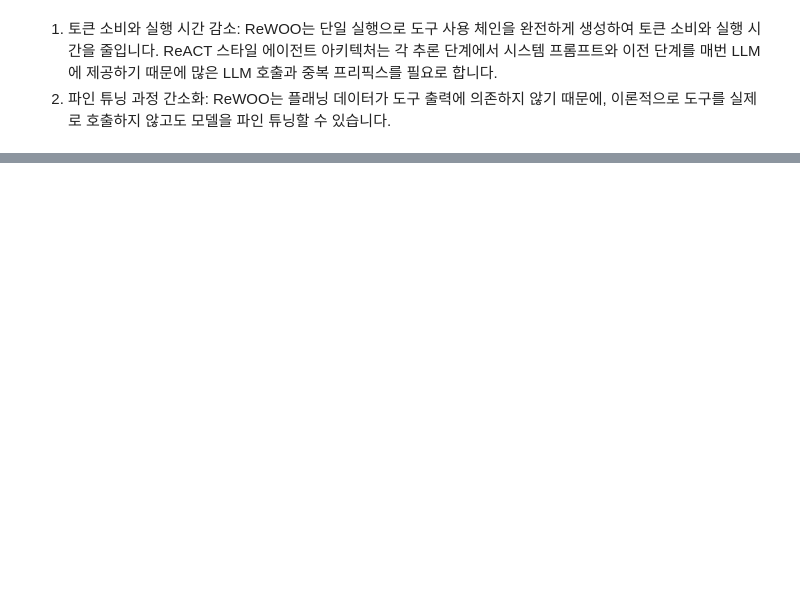
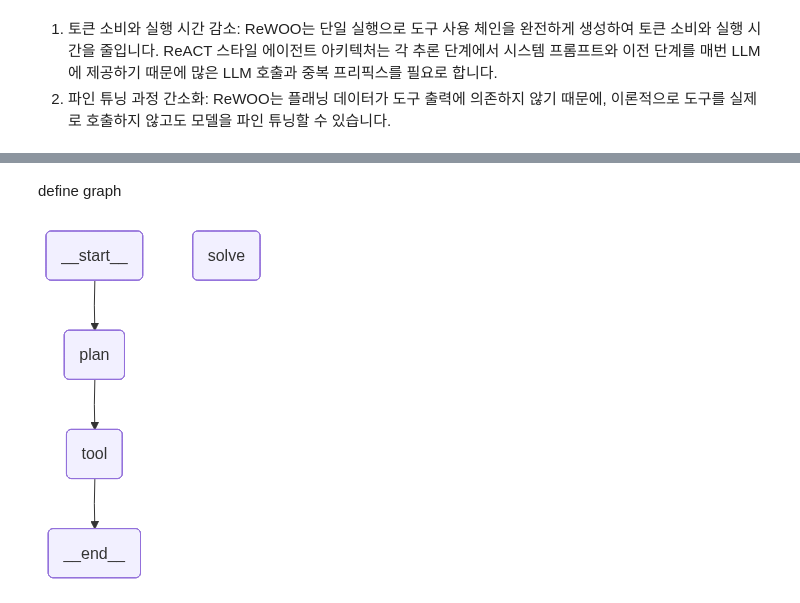
Before and after one commit to sharppink/langgraph, a Jupyter notebook: 12langgraph_rewoo.ipynb, the cells around one changed output, grey strips where cells are left out. Drawn from its saved outputs; the diff is of its cells as text; code cells hidden in the pictures; blank space fills up the shorter version.

```diff
--- a/12langgraph_rewoo.ipynb
+++ b/12langgraph_rewoo.ipynb
@@ -37,0 +115,24 @@ os.environ
+# %%
+def _get_current_task(state: ReWoo):
+    if 'results' not in state or state['results'] is None:
+        return 1
+    if len(state['results']) == len(state['steps']):
+        return None
+    else:
+        return len(state['results']) + 1
+
+def tool_excution(state: ReWoo):
+    """Worker node that excutes the tools of a given plan."""
+    _step = _get_current_task(state)
+    _, step_name, tool, tool_input = state['steps'][_step -1]
+    _results = (state['results'] or {}) if 'results' in state else {}
+    for k,v in _results.items():
+        tool_input = tool_input.replace(k, v)
+    if tool =='Google':
+        result = search.invoke(tool_input)
+    elif tool == 'LLM':
+        result = model.invoke(tool_input)
+    else:
+        raise ValueError
+    _results[step_name] = str(result)
+    return {'results': _results}
@@ -37,0 +166,9 @@ os.environ
+# %% [markdown]
+define graph
+# %%
+def _route(state):
+    _step = _get_current_task(state)
+    if _step is None:
+        return 'solve'
+    else:
+        return 'tool'
@@ -37,0 +178,12 @@ os.environ
+# %%
+graph = StateGraph(ReWoo)
+graph.add_node('plan', get_plan)
+graph.add_node('tool', tool_excution)
+graph.add_node('solve', solve)
+graph.add_edge('plan', 'tool')
+graph.add_edge('solve', END)
+graph.add_conditional_edges('tool', _route)
+graph.add_edge(START, 'plan')
+
+memory = MemorySaver()
+app = graph.compile(checkpointer=memory)
@@ -37,0 +192,4 @@ os.environ
+# %%
+display(Image(app.get_graph(xray=True).draw_mermaid_png()))
+# %% [output]
+[figure, added]
```
Also changed, not shown: parts of 21 cells of this notebook.
